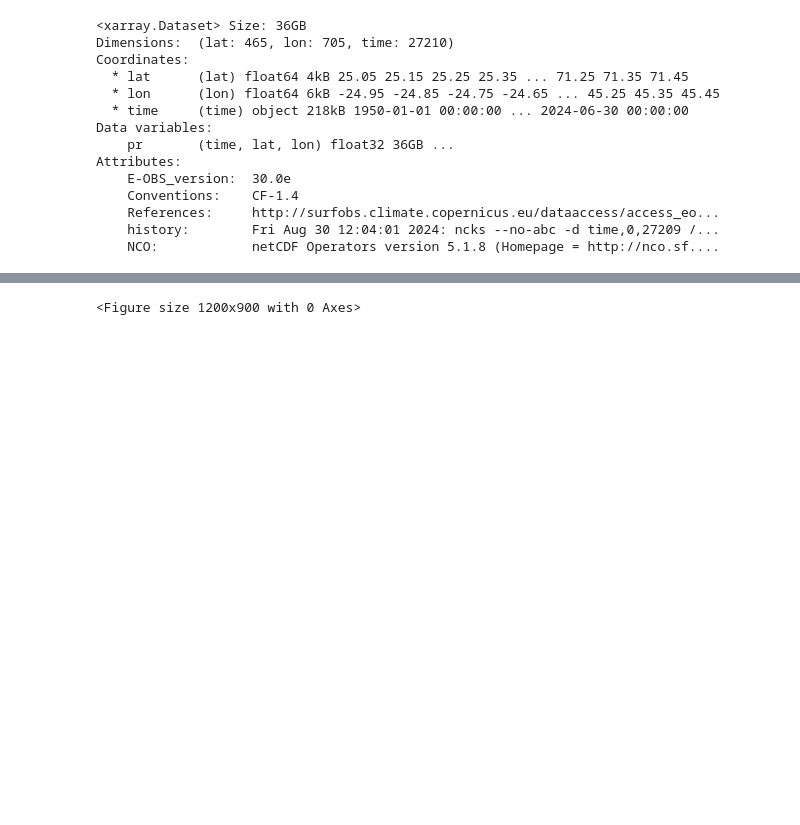
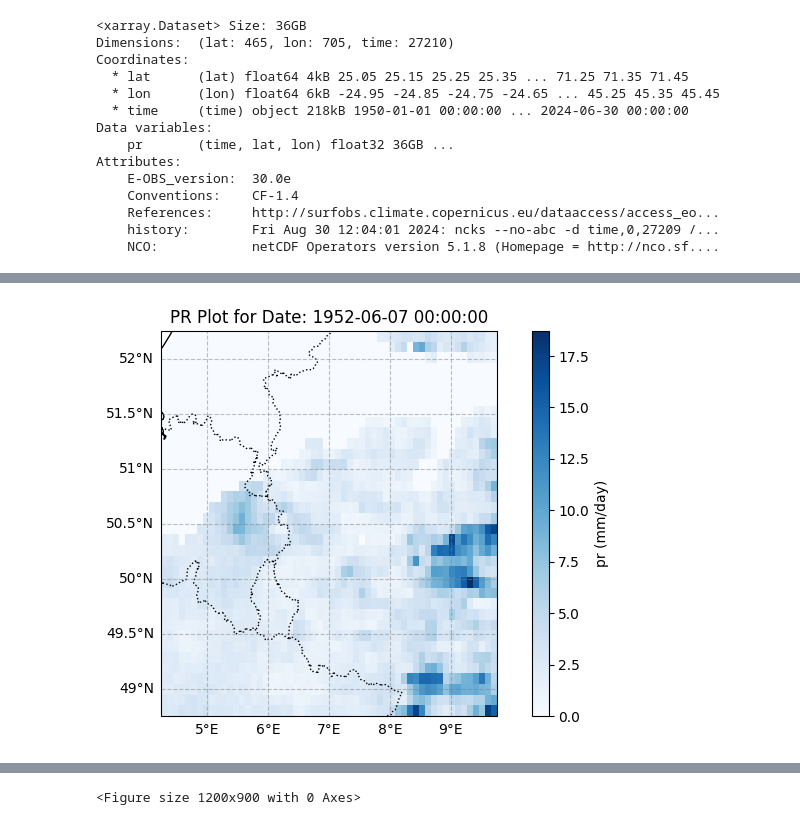
Before and after one commit to RPGSynth/EVT_Univariate, a Jupyter notebook: Exploration/main.ipynb, the cells around one changed output, grey strips where cells are left out. Drawn from its saved outputs; the diff is of its cells as text; code cells hidden in the pictures; blank space fills up the shorter version.

```diff
--- a/Exploration/main.ipynb
+++ b/Exploration/main.ipynb
@@ -308,0 +543,4 @@ plot_datacube(spherical_ds.isel(time=888))
+# %%
+plot_datacube(spherical_ds,time_step=888)
+# %% [output]
+[figure, added]
```
Also changed, not shown: parts of 28 cells of this notebook, 1 other file.
